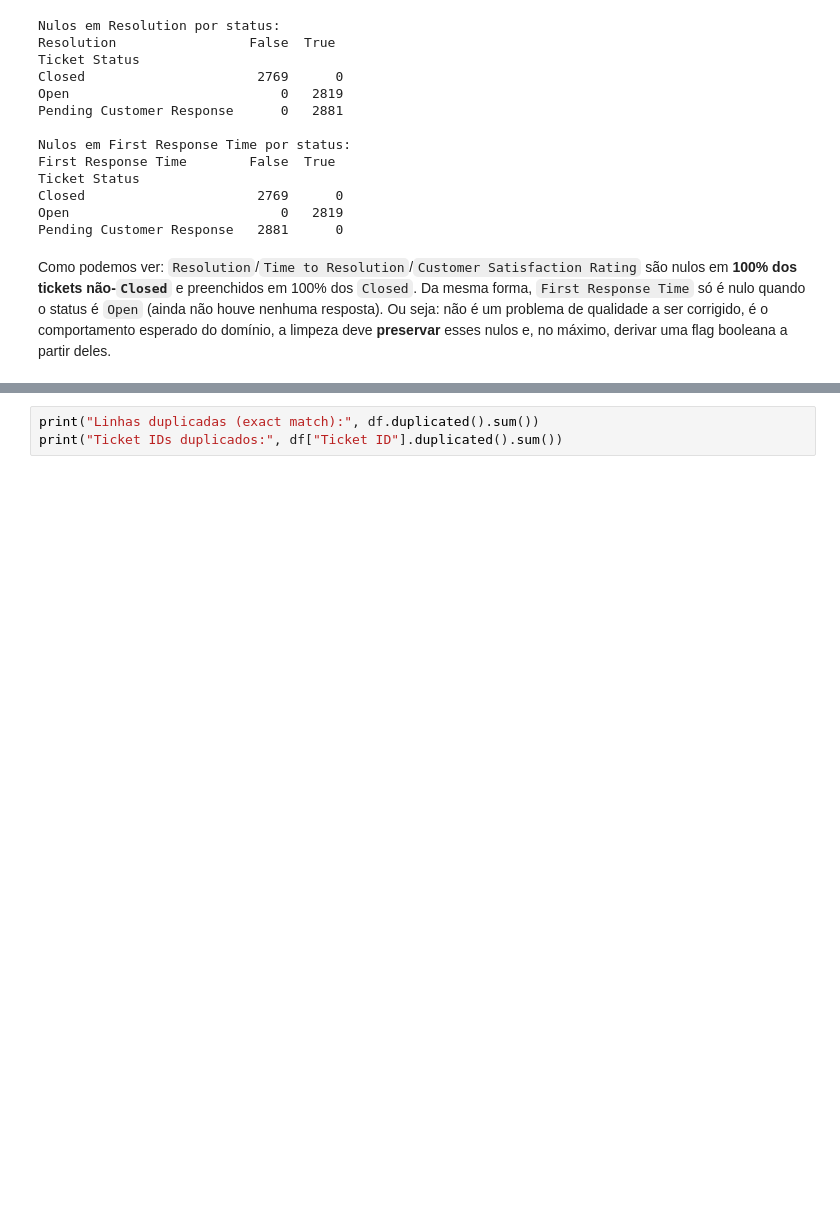
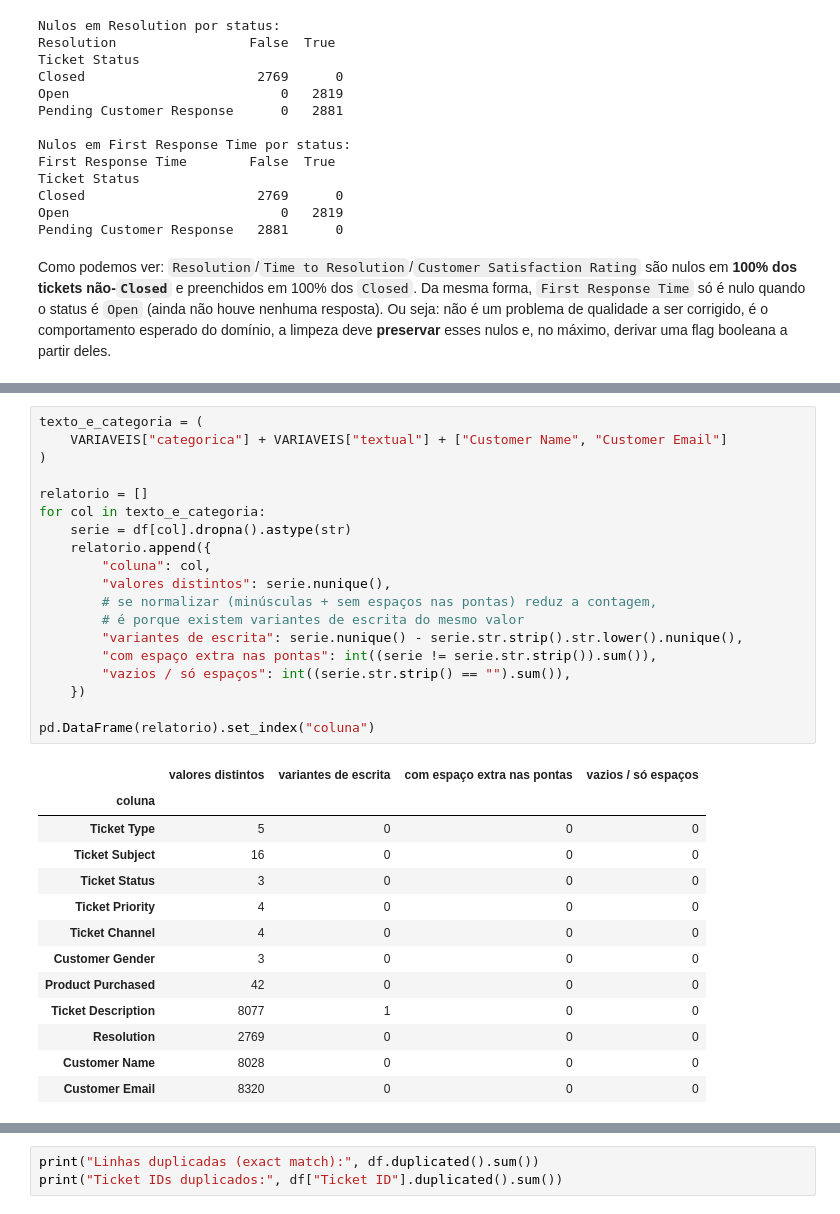
Before and after one commit to johnscottini/jonathan_scottini_pedro_mendes_vitor_daniel_pb, a Jupyter notebook: eda/eda.ipynb, the cells around one changed output, grey strips where cells are left out. Drawn from its saved outputs; the diff is of its cells as text; blank space fills up the shorter version.

```diff
--- a/eda/eda.ipynb
+++ b/eda/eda.ipynb
@@ -203,0 +382,33 @@ booleana a partir deles.
+# %%
+texto_e_categoria = (
+    VARIAVEIS["categorica"] + VARIAVEIS["textual"] + ["Customer Name", "Customer Email"]
+)
+
+relatorio = []
+for col in texto_e_categoria:
+    serie = df[col].dropna().astype(str)
+    relatorio.append({
+        "coluna": col,
+        "valores distintos": serie.nunique(),
+        # se normalizar (minúsculas + sem espaços nas pontas) reduz a contagem,
+        # é porque existem variantes de escrita do mesmo valor
+        "variantes de escrita": serie.nunique() - serie.str.strip().str.lower().nunique(),
+        "com espaço extra nas pontas": int((serie != serie.str.strip()).sum()),
+        "vazios / só espaços": int((serie.str.strip() == "").sum()),
+    })
+
+pd.DataFrame(relatorio).set_index("coluna")
+# %% [output]
+|  | valores distintos | variantes de escrita | com espaço extra nas pontas | vazios / só espaços |
+| coluna |  |  |  |  |
+| Ticket Type | 5 | 0 | 0 | 0 |
+| Ticket Subject | 16 | 0 | 0 | 0 |
+| Ticket Status | 3 | 0 | 0 | 0 |
+| Ticket Priority | 4 | 0 | 0 | 0 |
+| Ticket Channel | 4 | 0 | 0 | 0 |
+| Customer Gender | 3 | 0 | 0 | 0 |
+| Product Purchased | 42 | 0 | 0 | 0 |
+| Ticket Description | 8077 | 1 | 0 | 0 |
+| Resolution | 2769 | 0 | 0 | 0 |
+| Customer Name | 8028 | 0 | 0 | 0 |
+| Customer Email | 8320 | 0 | 0 | 0 |
```
Also changed, not shown: parts of 12 cells of this notebook, 16 other files.
